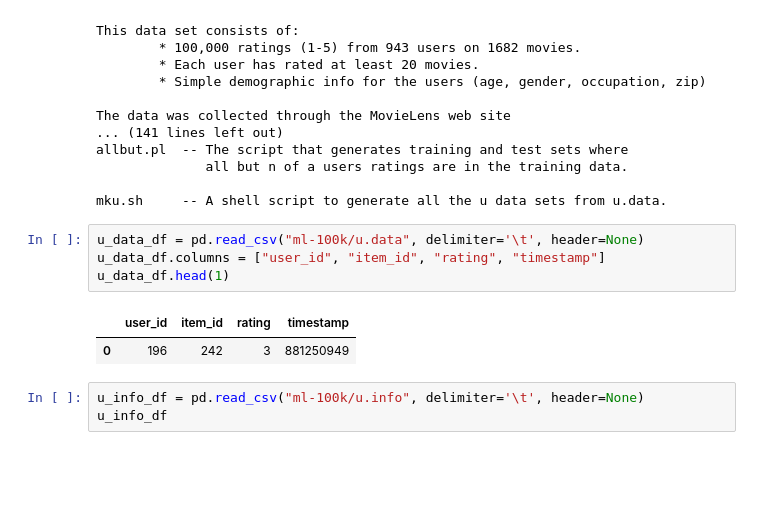
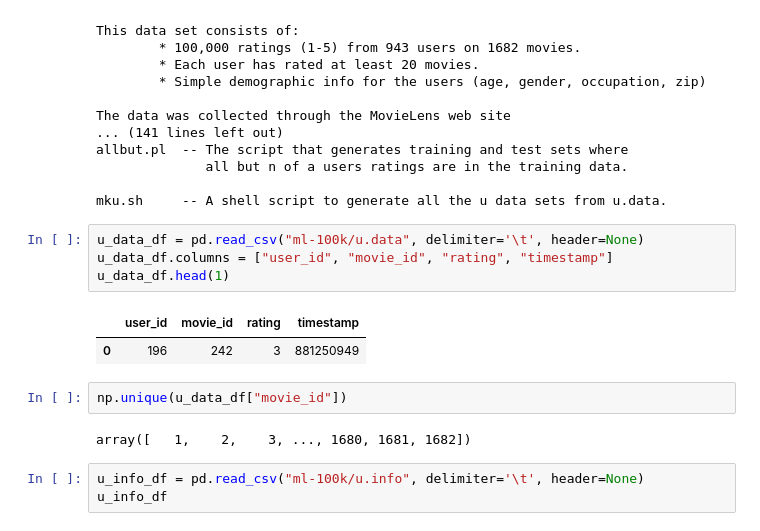
Before and after one commit to ohmuraken/vasily_intern_challenge, a Jupyter notebook: vasily_intern_challenge.ipynb, the cells around one changed output. Cells and saved outputs as stored; diff of their text form; blank space fills up the shorter version.

```diff
--- a/vasily_intern_challenge.ipynb
+++ b/vasily_intern_challenge.ipynb
@@ -31,11 +33,15 @@ allbut.pl  -- The script that generates training and test sets where
 mku.sh     -- A shell script to generate all the u data sets from u.data.
 # %%
 u_data_df = pd.read_csv("ml-100k/u.data", delimiter='\t', header=None)
-u_data_df.columns = ["user_id", "item_id", "rating", "timestamp"]
+u_data_df.columns = ["user_id", "movie_id", "rating", "timestamp"]
 u_data_df.head(1)
 # %% [output]
-|  | user_id | item_id | rating | timestamp |
+|  | user_id | movie_id | rating | timestamp |
 | 0 | 196 | 242 | 3 | 881250949 |
+# %%
+np.unique(u_data_df["movie_id"])
+# %% [output]
+array([   1,    2,    3, ..., 1680, 1681, 1682])
 # %%
 u_info_df = pd.read_csv("ml-100k/u.info", delimiter='\t', header=None)
 u_info_df
```
Also changed, not shown: parts of 9 cells of this notebook.
